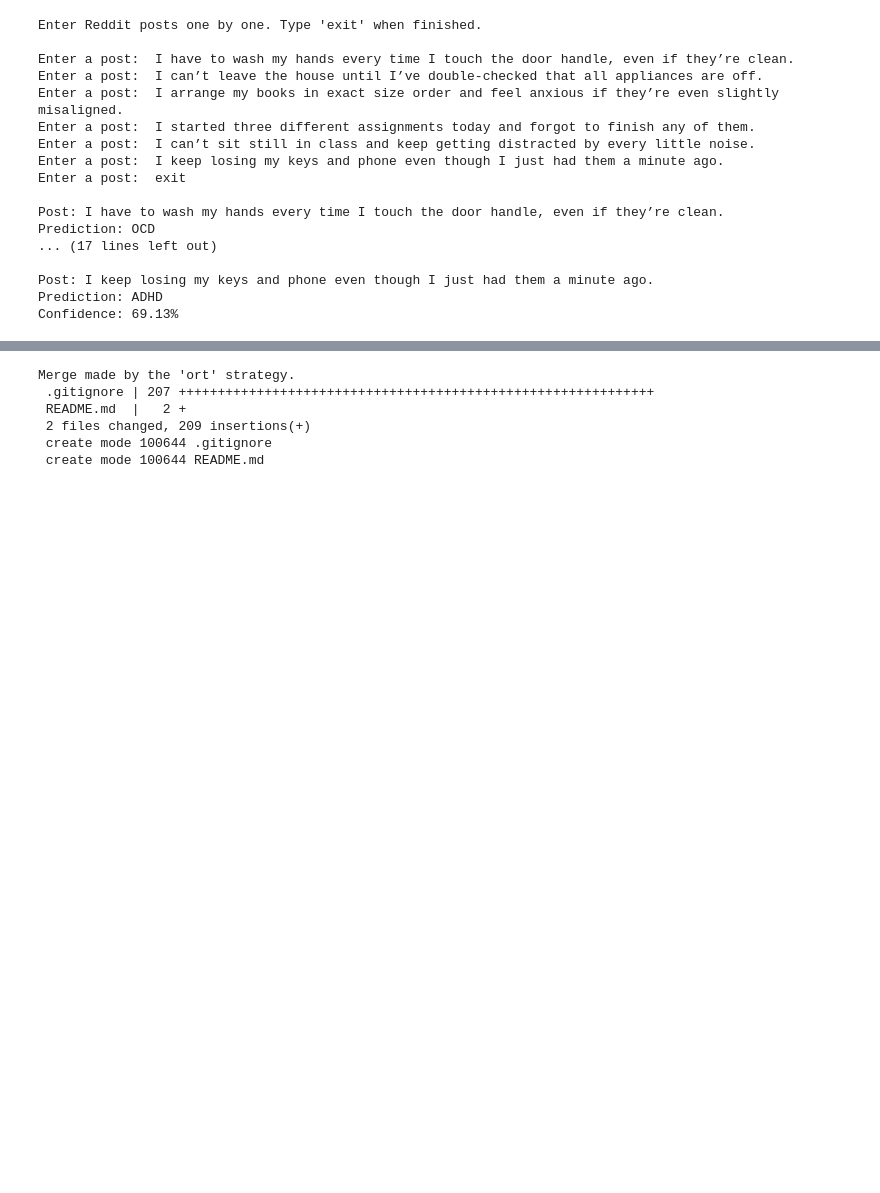
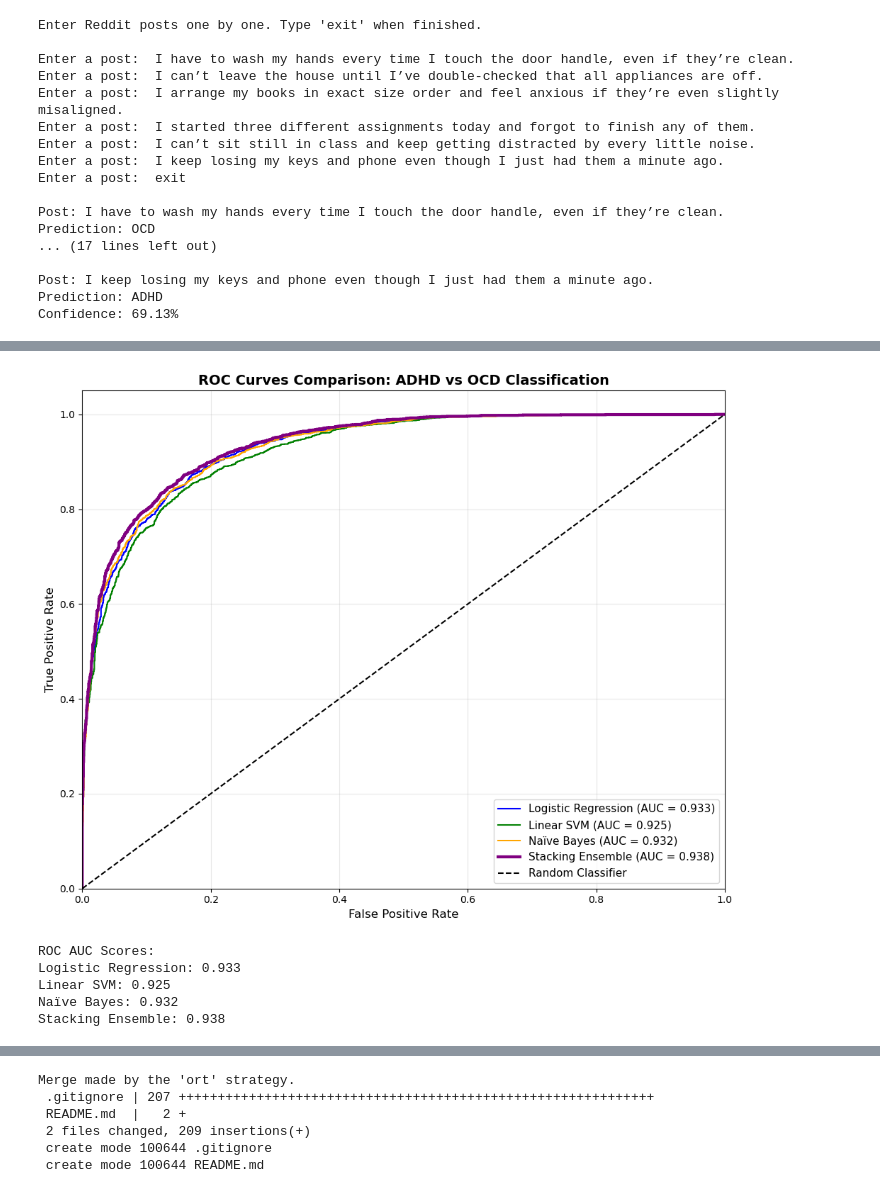
Before and after one commit to jeshmin-shrestha/ADHD-OCD-Reddit-Classifier, a Jupyter notebook: 23048596 Jeshmin Shrestha.ipynb, the cells around one changed output, grey strips where cells are left out. Cells and saved outputs as stored; diff of their text form; code cells hidden in the pictures; blank space fills up the shorter version.

Commit message:
commit: Adding ROC Curve Comparison

```diff
--- a/23048596 Jeshmin Shrestha.ipynb
+++ b/23048596 Jeshmin Shrestha.ipynb
@@ -1286,3 +1393,68 @@ Confidence: 90.99%
+# %%
+from sklearn.metrics import roc_curve, auc, roc_auc_score
+import matplotlib.pyplot as plt
+
+# Get prediction probabilities for all models
+
+# 1. Logistic Regression (natively outputs probabilities)
+y_proba_lr = best_lr.predict_proba(X_test_tfidf)[:, 1]
+
+# 2. Calibrated Linear SVM
+y_proba_svm = best_svm_cal.predict_proba(X_test_tfidf)[:, 1]
+
+# 3. Naïve Bayes
+y_proba_nb = best_nb.predict_proba(X_test_tfidf)[:, 1]
+
+# 4. Stacking Ensemble
+y_proba_stack = stacking.predict_proba(X_test_tfidf)[:, 1]
+
+# Compute ROC curve and AUC for each
+fpr_lr, tpr_lr, _ = roc_curve(y_test, y_proba_lr)
+roc_auc_lr = auc(fpr_lr, tpr_lr)
+
+fpr_svm, tpr_svm, _ = roc_curve(y_test, y_proba_svm)
+roc_auc_svm = auc(fpr_svm, tpr_svm)
+
+fpr_nb, tpr_nb, _ = roc_curve(y_test, y_proba_nb)
+roc_auc_nb = auc(fpr_nb, tpr_nb)
+
+fpr_stack, tpr_stack, _ = roc_curve(y_test, y_proba_stack)
+roc_auc_stack = auc(fpr_stack, tpr_stack)
+
+# Plot all ROC curves
+plt.figure(figsize=(10, 8))
+plt.plot(fpr_lr, tpr_lr, label=f'Logistic Regression (AUC = {roc_auc_lr:.3f})', color='blue')
+plt.plot(fpr_svm, tpr_svm, label=f'Linear SVM (AUC = {roc_auc_svm:.3f})', color='green')
+plt.plot(fpr_nb, tpr_nb, label=f'Naïve Bayes (AUC = {roc_auc_nb:.3f})', color='orange')
+plt.plot(fpr_stack, tpr_stack, label=f'Stacking Ensemble (AUC = {roc_auc_stack:.3f})',
+         color='purple', linewidth=3)
+
+# Diagonal line (random classifier)
+plt.plot([0, 1], [0, 1], 'k--', label='Random Classifier')
+
+plt.xlim([0.0, 1.0])
+plt.ylim([0.0, 1.05])
+plt.xlabel('False Positive Rate', fontsize=12)
+plt.ylabel('True Positive Rate', fontsize=12)
+plt.title('ROC Curves Comparison: ADHD vs OCD Classification', fontsize=14, fontweight='bold')
+plt.legend(loc="lower right", fontsize=11)
+plt.grid(alpha=0.3)
+plt.tight_layout()
+plt.show()
+
+# Print AUC scores
+print("ROC AUC Scores:")
+print(f"Logistic Regression: {roc_auc_lr:.3f}")
+print(f"Linear SVM: {roc_auc_svm:.3f}")
+print(f"Naïve Bayes: {roc_auc_nb:.3f}")
+print(f"Stacking Ensemble: {roc_auc_stack:.3f}")
+# %% [output]
+[figure, added]
+ROC AUC Scores:
+Logistic Regression: 0.933
+Linear SVM: 0.925
+Naïve Bayes: 0.932
+Stacking Ensemble: 0.938
 # %%
 !git init
 # %%
```
Also changed, not shown: parts of 8 cells of this notebook.
